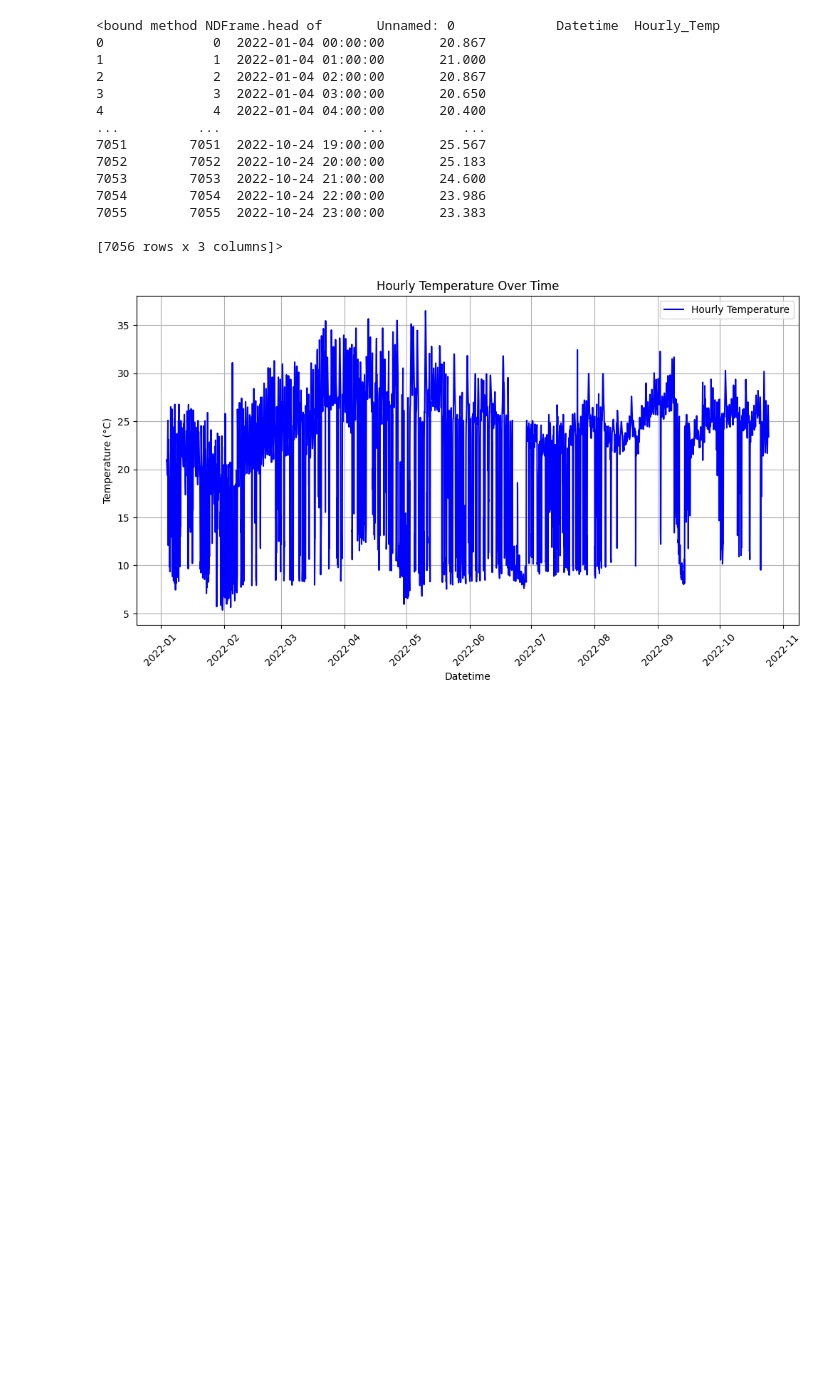
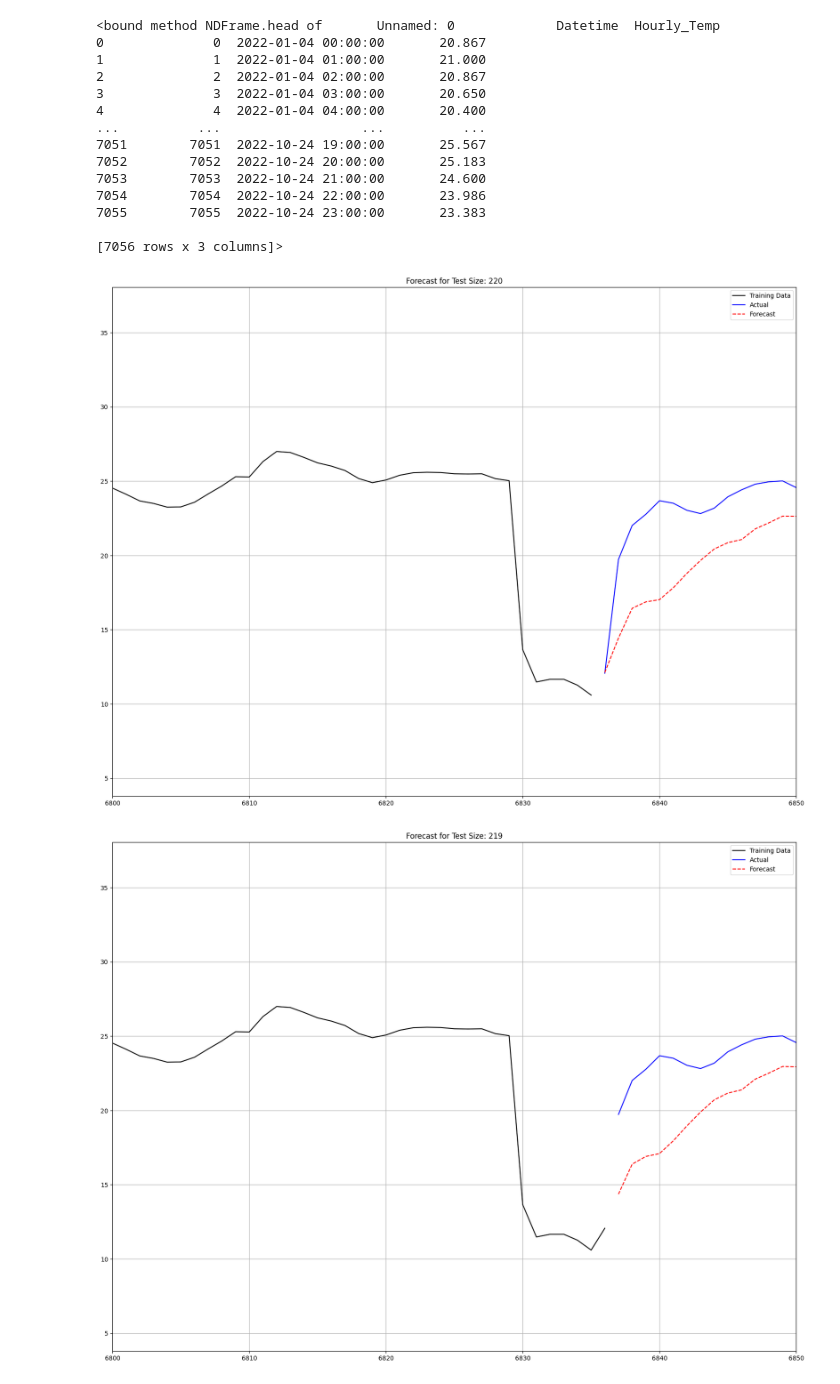
Before and after one commit to Grid-Resilience-Wentworth-Collaboration/time-series-tutorials-2025, a Jupyter notebook: WeatherPrediction.ipynb, the cells around one changed output. Cells and saved outputs as stored; diff of their text form; code cells hidden in the pictures; blank space fills up the shorter version.

```diff
--- a/WeatherPrediction.ipynb
+++ b/WeatherPrediction.ipynb
@@ -31,8 +31,8 @@ df.head
 df['Datetime'] = pandas.to_datetime(df['Datetime'])
 
 # Plot Hourly_Temp vs Datetime
-plt.figure(figsize=(12, 6))
-plt.plot(df['Datetime'], df['Hourly_Temp'], label='Hourly Temperature', color='b')
+plt.figure(figsize=(30, 10))
+plt.plot(df['Datetime'], df['Hourly_Temp'], label='Daily Temperature', color='b')
 plt.xlabel('Datetime')
 plt.ylabel('Temperature (°C)')
 plt.title('Hourly Temperature Over Time')
@@ -40,5 +40,31 @@ plt.legend()
 plt.grid()
 plt.xticks(rotation=45)
 plt.show()
-# %% [output]
-[figure, removed]
+# %%
+y = df["Hourly_Temp"]
+for i in range(-220, -200, 1):  # Loop from -200 to -210
+    trainy = df["Hourly_Temp"].iloc[:i]  # Training set
+    testy = df["Hourly_Temp"].iloc[i:]   # Testing set
+
+    # Fit SARIMAX model
+    model = SARIMAX(trainy, order=(14, 1, 1), seasonal_order=(0, 1, 1, 12))
+    model_fit = model.fit()
+
+    # Forecasting
+    forecast = model_fit.forecast(steps=abs(i))  # Forecast length matches test set size
+
+    # Plot
+    plt.figure(figsize=(20, 15))
+    plt.xlim(6800, 6850)
+    plt.plot(trainy.index, trainy.values, label="Training Data", color='black')
+    plt.plot(testy.index, testy, label="Actual", color='blue')
+    plt.plot(testy.index, forecast, label="Forecast", color='red', linestyle='dashed')
+
+    plt.grid()
+    plt.legend()
+    plt.title(f"Forecast for Test Size: {abs(i)}")
+
+    plt.show()
+# %% [output]
+[figure, added]
+[figure, added]
```
Also changed, not shown: parts of 11 cells of this notebook, 2 other files.
